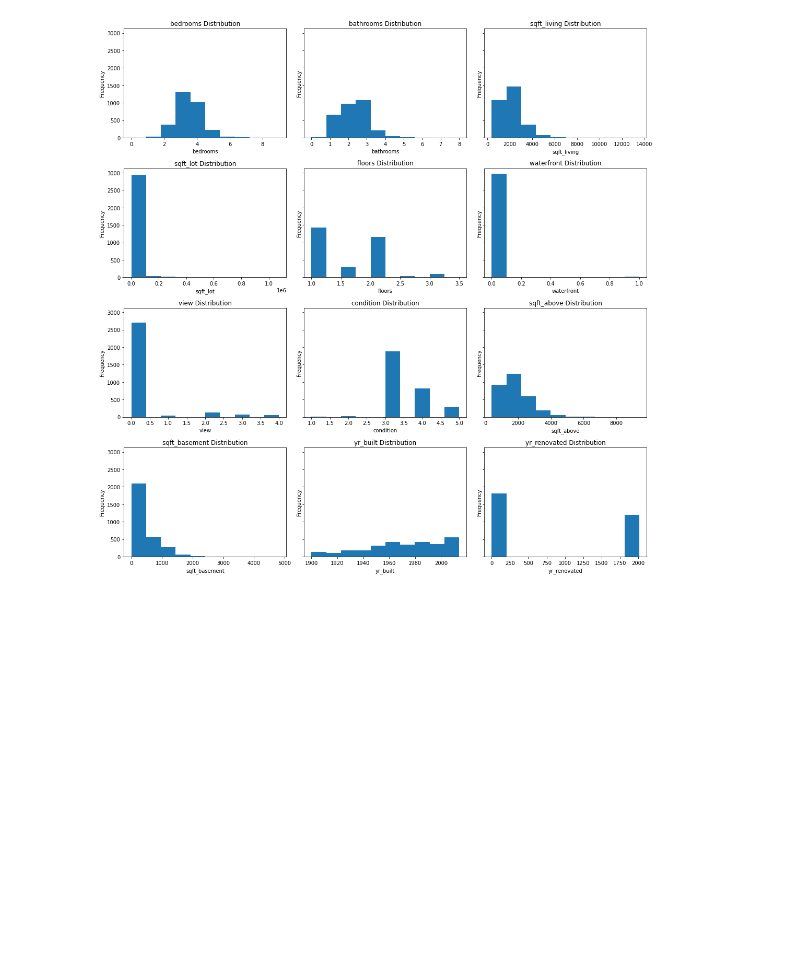
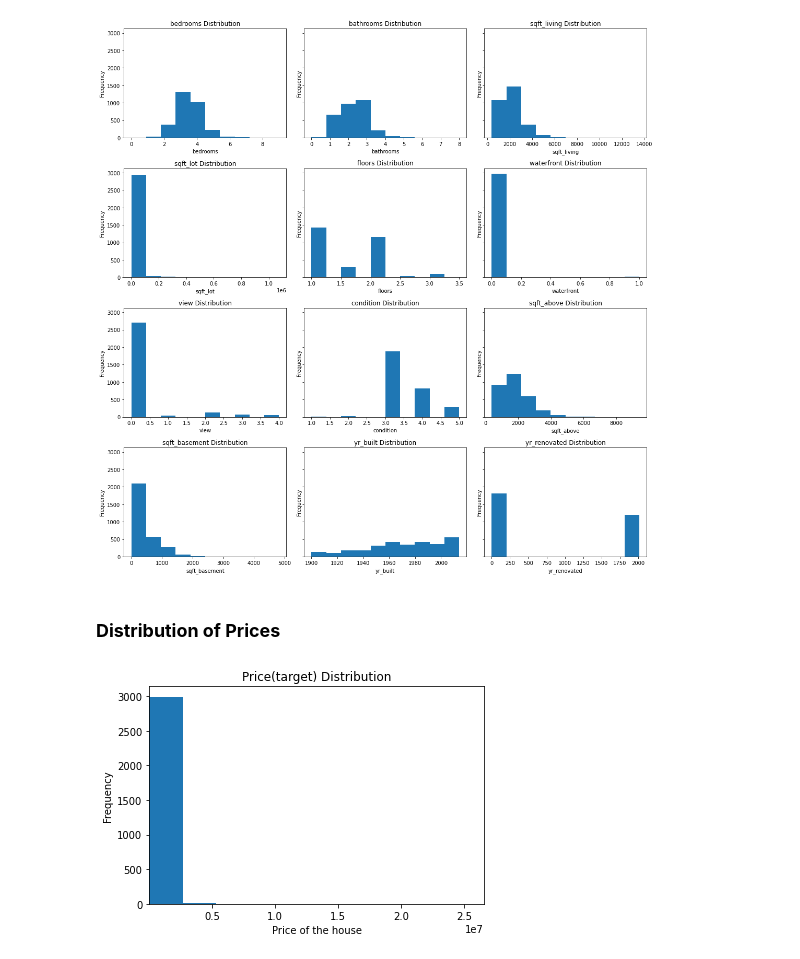
Before and after one commit to rajadevineni/House_Price_Prediction, a Jupyter notebook: KNN_regressor.ipynb, the cells around one changed output. Drawn from its saved outputs; the diff is of its cells as text; code cells hidden in the pictures; blank space fills up the shorter version.

```diff
--- a/KNN_regressor.ipynb
+++ b/KNN_regressor.ipynb
@@ -91,3 +91,11 @@ for i in range(12):
     axs[i].set_ylabel('Frequency')
 # %% [output]
 [figure]
+# %% [markdown]
+### **Distribution of Prices**
+# %%
+plt.hist(y)
+plt.xlim(min(y),max(y))
+plt.gca().set(title='Price(target) Distribution', ylabel='Frequency', xlabel='Price of the house');
+# %% [output]
+[figure, added]
```
Also changed, not shown: parts of 2 cells of this notebook.
